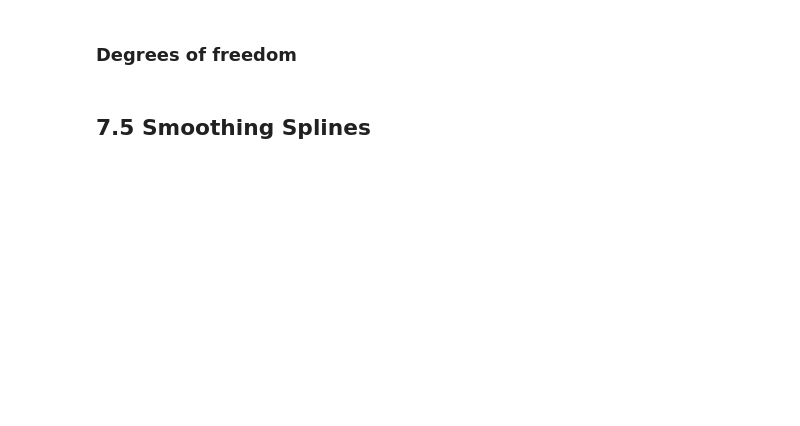
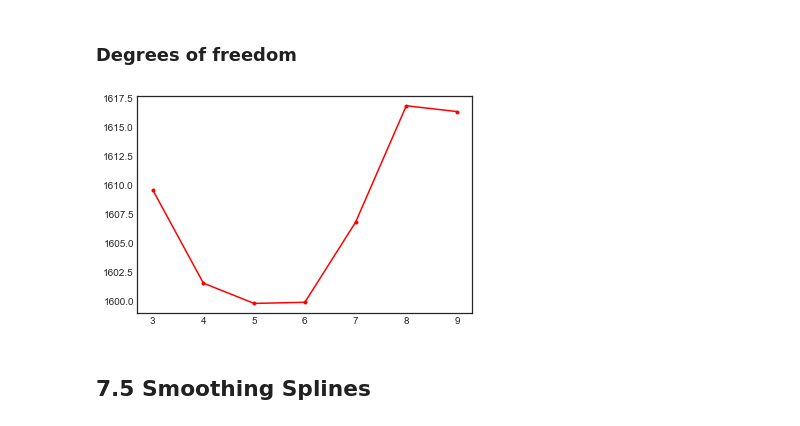
Before and after one commit to pedvide/ISLR_Python, a Jupyter notebook: Chapter7_Moving_Beyond_Linearity.ipynb, the cells around one changed output. Cells and saved outputs as stored; diff of their text form; code cells hidden in the pictures; blank space fills up the shorter version.

```diff
--- a/Chapter7_Moving_Beyond_Linearity.ipynb
+++ b/Chapter7_Moving_Beyond_Linearity.ipynb
@@ -384,4 +345,21 @@ for ax in (ax1, ax2):
 # %% [markdown]
 ### Degrees of freedom
+# %%
+X = df_wage['age'].values.reshape(-1, 1)
+y = df_wage['wage'].values
+# %%
+errors = []
+degrees = range(3, 10)
+for df in degrees:
+    linear_model = make_pipeline(PatsySplineFeatures(df=df), skl_lm.LinearRegression())
+
+    kfold = KFold(n_splits=10, shuffle=False)
+
+    score = cross_val_score(linear_model, X, y, cv=10, scoring='neg_mean_squared_error')
+    errors.append(-score.mean())
+# %%
+plt.plot(degrees, errors, 'r.-');
+# %% [output]
+[figure, added]
 # %% [markdown]
 ## 7.5 Smoothing Splines
```
Also changed, not shown: parts of 23 cells of this notebook.
